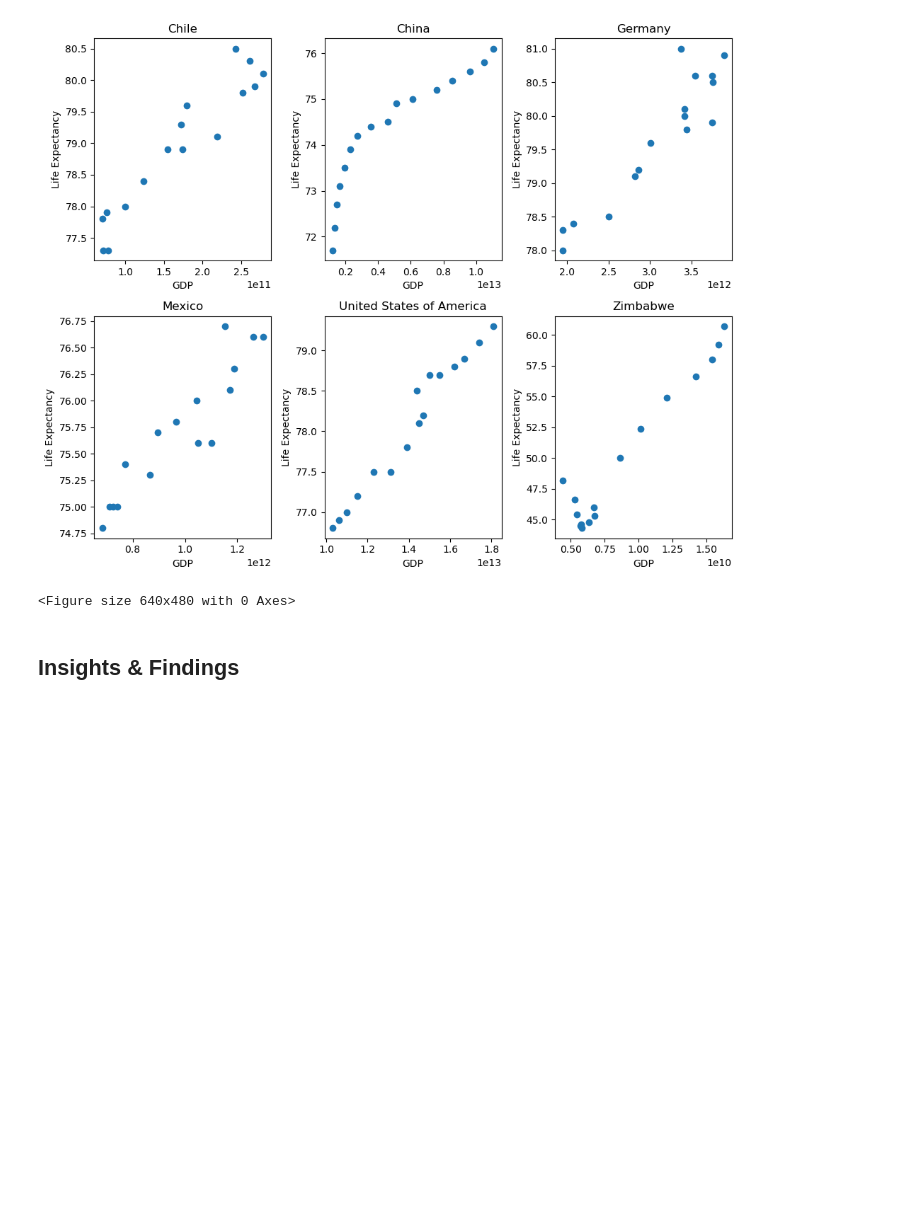
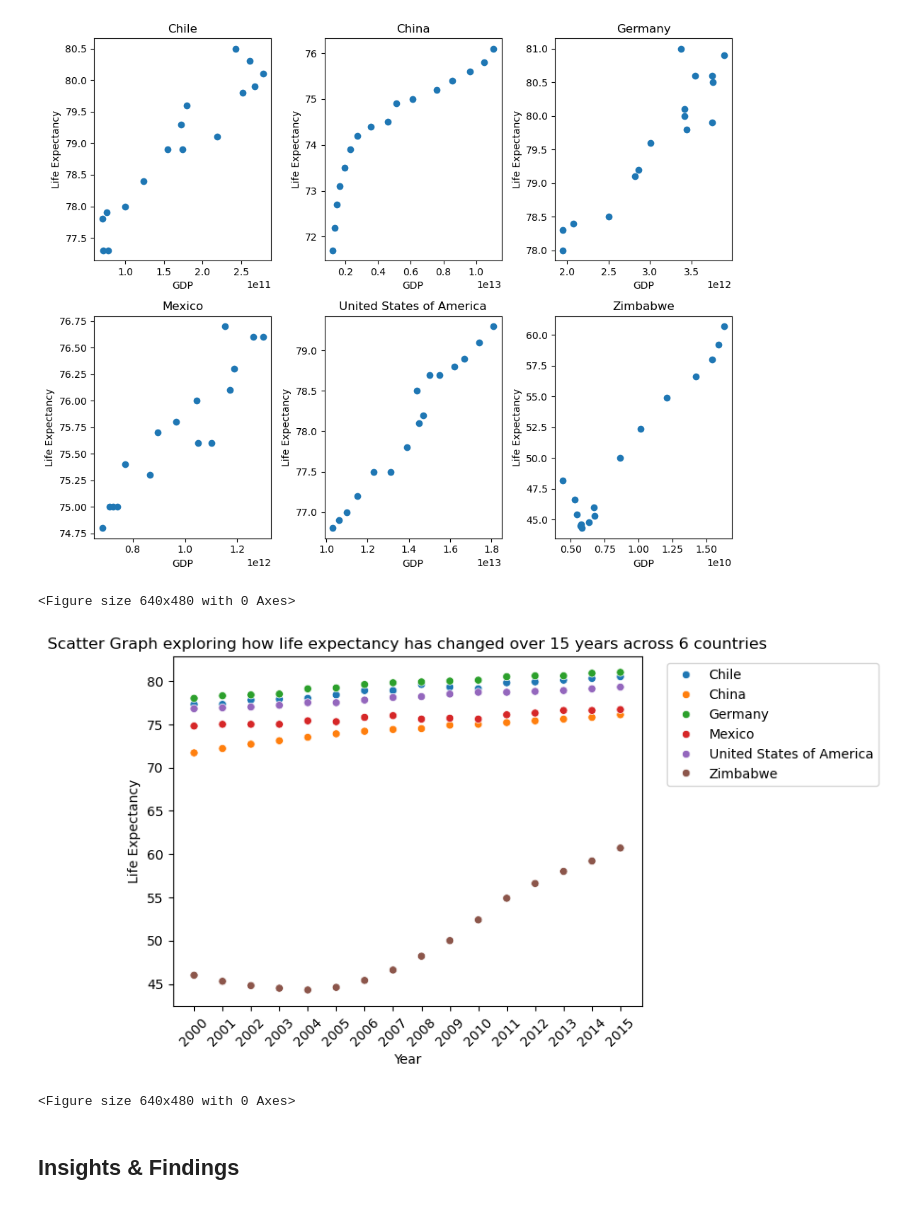
Before and after one commit to CanHergeleci/GDP-Life-Expectancy-Data-Analysis, a Jupyter notebook: life_expectancy_gdp.ipynb, the cells around one changed output. Saved outputs shown, nothing was run; the diff lists cells and outputs as text; code cells hidden in the pictures; blank space fills up the shorter version.

Commit message:
Explored the relationship between year and life expectancy

```diff
--- a/life_expectancy_gdp.ipynb
+++ b/life_expectancy_gdp.ipynb
@@ -103,6 +103,21 @@ country_gdp_life(2, 3, gdp_life_df)
 # %% [output]
 [figure]
 <Figure size 640x480 with 0 Axes>
+# %%
+# Relationship between year and life expectancy
+sns.scatterplot(x='Year', y='Life_Expectancy', hue='Country', data=gdp_life_df)
+
+# Labelling and title
+plt.xticks(gdp_life_df.Year.unique(), rotation=45)
+plt.xlabel('Year')
+plt.ylabel('Life Expectancy')
+plt.title('Scatter Graph exploring how life expectancy has changed over 15 years across 6 countries')
+plt.legend(bbox_to_anchor=(1.04, 1), loc='upper left')
+plt.show()
+plt.clf()
+# %% [output]
+[figure, added]
+<Figure size 640x480 with 0 Axes>
 # %% [markdown]
 ## Insights & Findings
 # %% [markdown]
```
Also changed, not shown: parts of 1 cell of this notebook.
